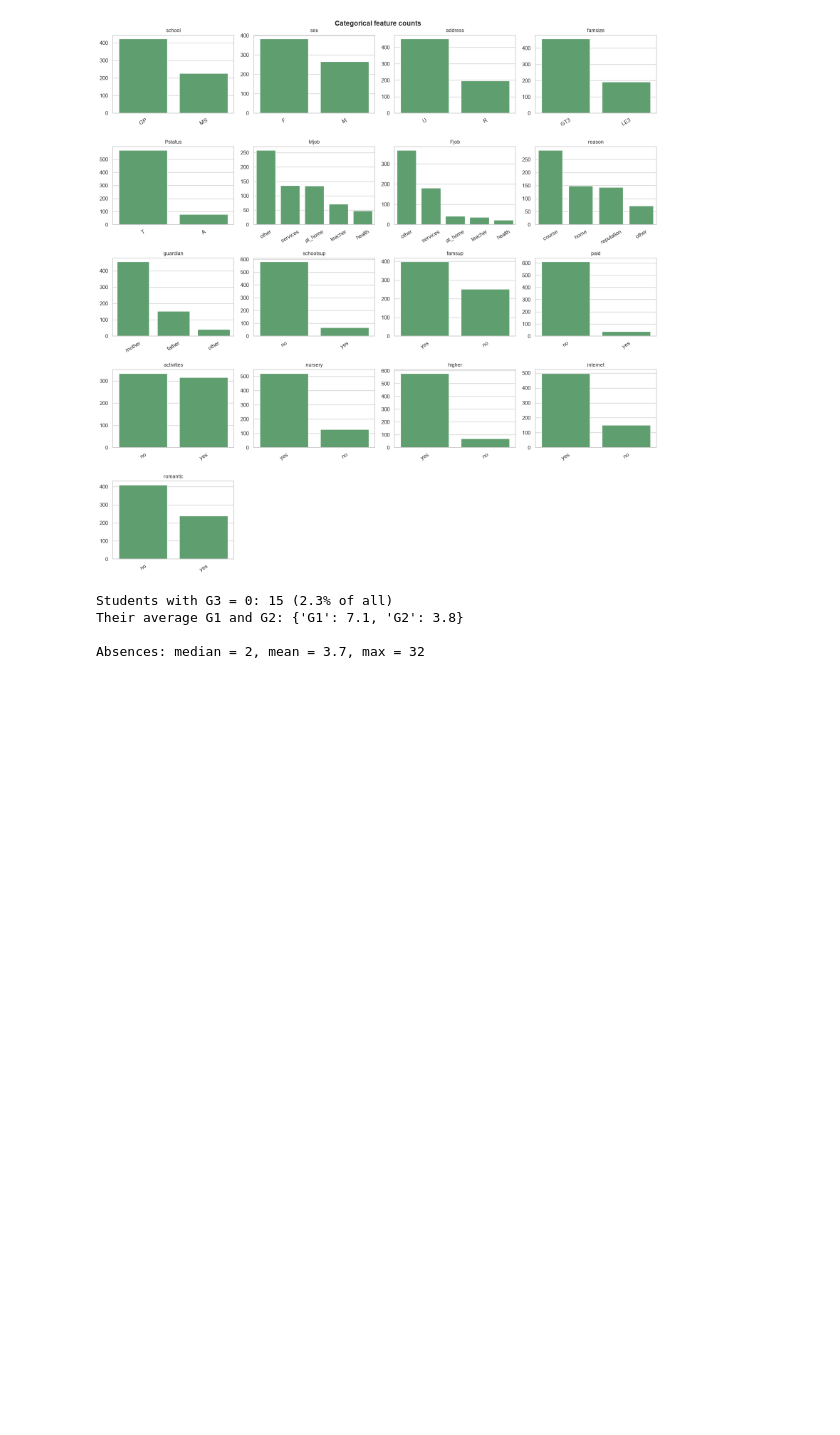
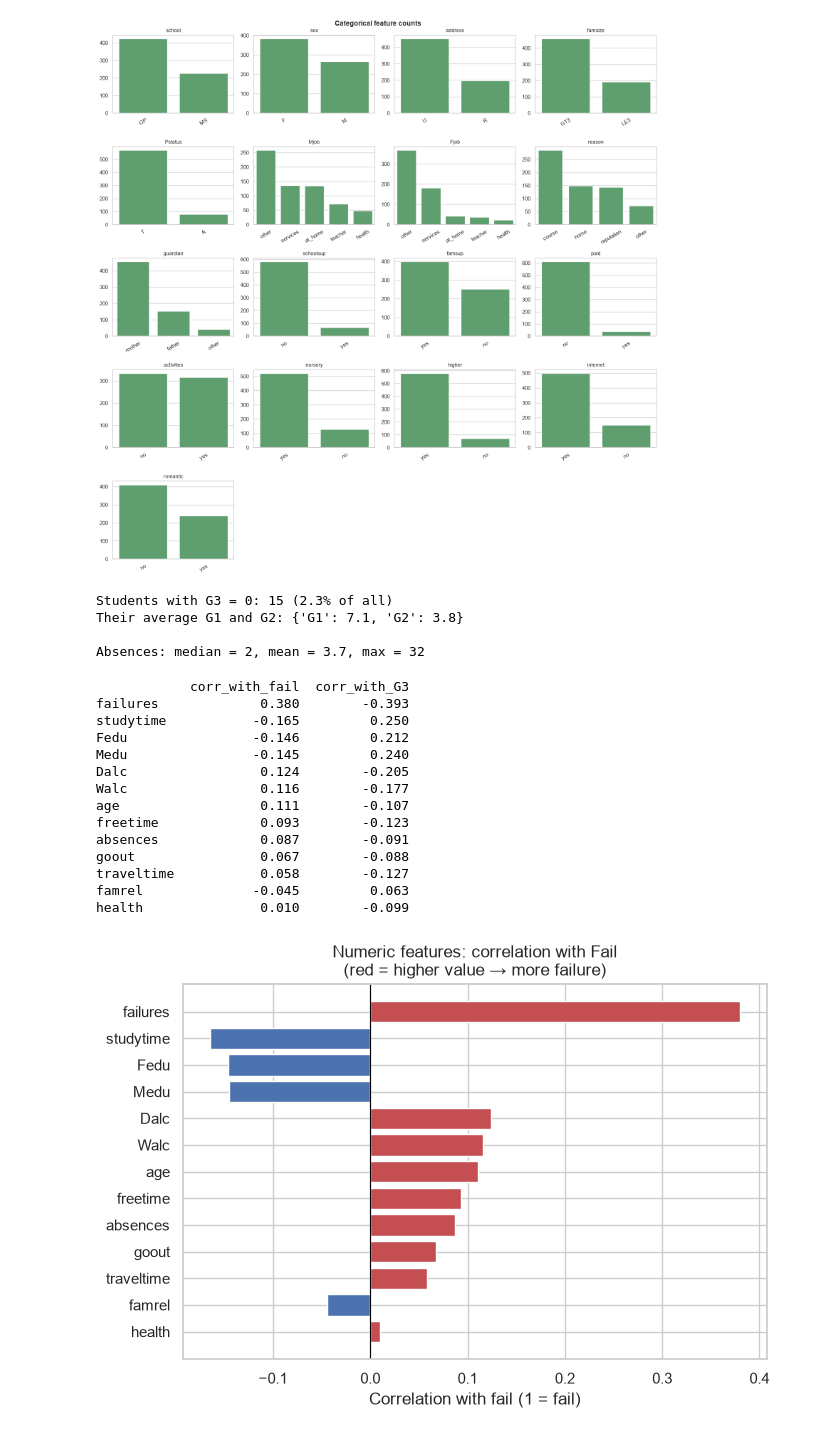
Before and after one commit to abdullahqureshi6687-dotcom/student-early-warning, a Jupyter notebook: notebooks/01_eda.ipynb, the cells around one changed output. Cells and saved outputs as stored; diff of their text form; code cells hidden in the pictures; blank space fills up the shorter version.

Commit message:
EDA: grade correlations and leakage analysis

```diff
--- a/notebooks/01_eda.ipynb
+++ b/notebooks/01_eda.ipynb
@@ -137,3 +137,39 @@ Students with G3 = 0: 15 (2.3% of all)
 Their average G1 and G2: {'G1': 7.1, 'G2': 3.8}
 
 Absences: median = 2, mean = 3.7, max = 32
+# %%
+# Correlation of each numeric feature with fail (1 = fail) and with G3
+corr = pd.DataFrame({
+    "corr_with_fail": df[num_cols].corrwith(df[TARGET_COL]),
+    "corr_with_G3":   df[num_cols].corrwith(df["G3"]),
+}).sort_values("corr_with_fail", key=abs, ascending=False)  # strongest first, ignoring sign
+
+print(corr.round(3))
+
+# Bar chart: red = higher value -> more failure, blue = higher value -> less failure
+fig, ax = plt.subplots(figsize=(7, 5))
+colors = ["#C44E52" if v > 0 else "#4C72B0" for v in corr["corr_with_fail"]]
+ax.barh(corr.index, corr["corr_with_fail"], color=colors)
+ax.axvline(0, color="black", linewidth=0.8)
+ax.invert_yaxis()  # strongest at the top
+ax.set_title("Numeric features: correlation with Fail\n(red = higher value → more failure)")
+ax.set_xlabel("Correlation with fail (1 = fail)")
+plt.tight_layout()
+plt.savefig(FIGURES_DIR / "04_numeric_corr_with_fail.png", dpi=150)
+plt.show()
+# %% [output]
+            corr_with_fail  corr_with_G3
+failures             0.380        -0.393
+studytime           -0.165         0.250
+Fedu                -0.146         0.212
+Medu                -0.145         0.240
+Dalc                 0.124        -0.205
+Walc                 0.116        -0.177
+age                  0.111        -0.107
+freetime             0.093        -0.123
+absences             0.087        -0.091
+goout                0.067        -0.088
+traveltime           0.058        -0.127
+famrel              -0.045         0.063
+health               0.010        -0.099
+[figure, added]
```
Also changed, not shown: parts of 6 cells of this notebook.
